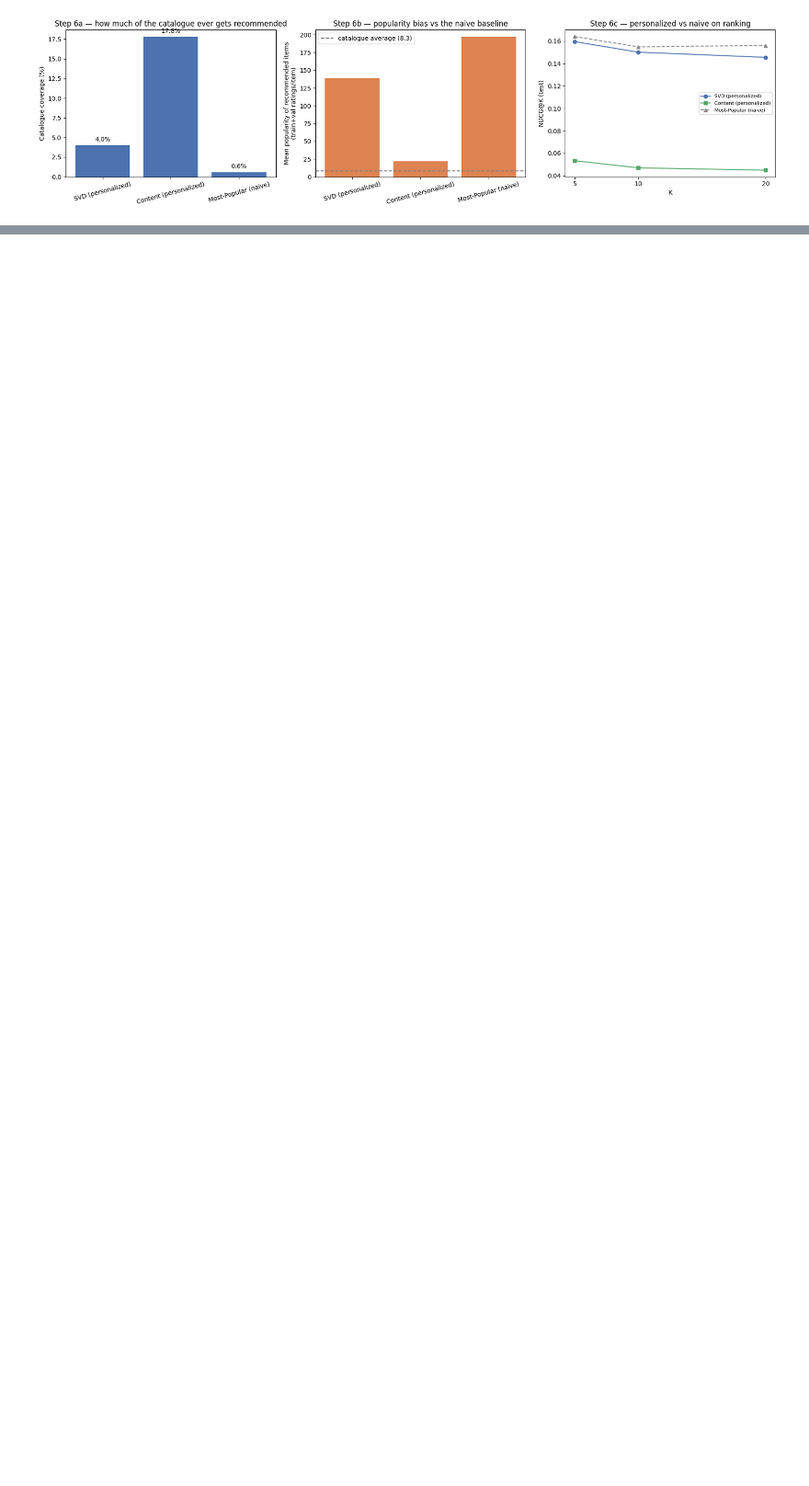
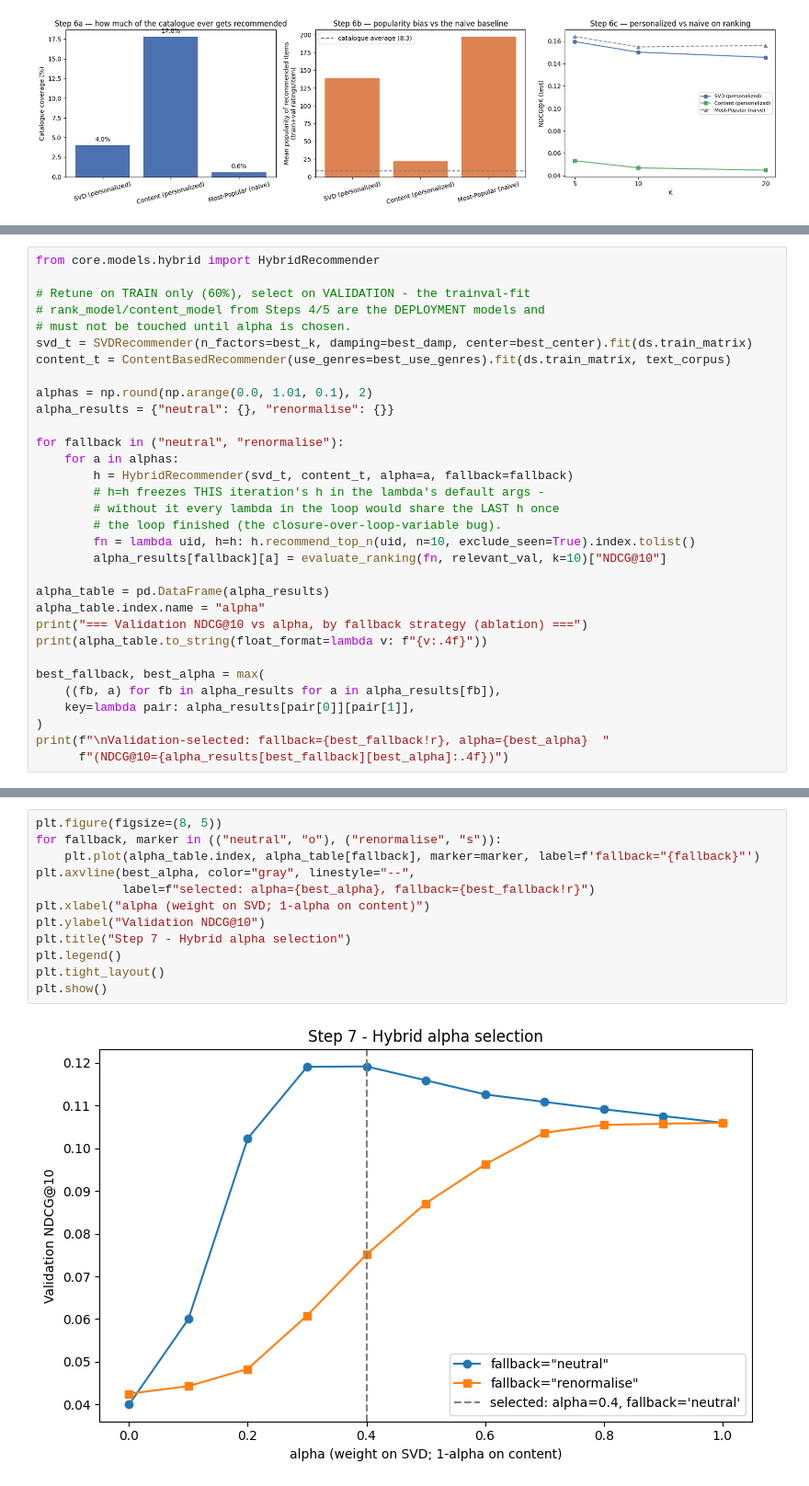
Before and after one commit to aungkyawzayya/MovieRecommendation, a Jupyter notebook: notebooks/01_eda.ipynb, the cells around one changed output, grey strips where cells are left out. Shown at 92% size. Cells and saved outputs as stored; diff of their text form; blank space fills up the shorter version.

```diff
--- a/notebooks/01_eda.ipynb
+++ b/notebooks/01_eda.ipynb
@@ -763,0 +786,32 @@ plt.show()
+# %%
+from core.models.hybrid import HybridRecommender
+
+# Retune on TRAIN only (60%), select on VALIDATION - the trainval-fit
+# rank_model/content_model from Steps 4/5 are the DEPLOYMENT models and
+# must not be touched until alpha is chosen.
+svd_t = SVDRecommender(n_factors=best_k, damping=best_damp, center=best_center).fit(ds.train_matrix)
+content_t = ContentBasedRecommender(use_genres=best_use_genres).fit(ds.train_matrix, text_corpus)
+
+alphas = np.round(np.arange(0.0, 1.01, 0.1), 2)
+alpha_results = {"neutral": {}, "renormalise": {}}
+
+for fallback in ("neutral", "renormalise"):
+    for a in alphas:
+        h = HybridRecommender(svd_t, content_t, alpha=a, fallback=fallback)
+        # h=h freezes THIS iteration's h in the lambda's default args -
+        # without it every lambda in the loop would share the LAST h once
+        # the loop finished (the closure-over-loop-variable bug).
+        fn = lambda uid, h=h: h.recommend_top_n(uid, n=10, exclude_seen=True).index.tolist()
+        alpha_results[fallback][a] = evaluate_ranking(fn, relevant_val, k=10)["NDCG@10"]
+
+alpha_table = pd.DataFrame(alpha_results)
+alpha_table.index.name = "alpha"
+print("=== Validation NDCG@10 vs alpha, by fallback strategy (ablation) ===")
+print(alpha_table.to_string(float_format=lambda v: f"{v:.4f}"))
+
+best_fallback, best_alpha = max(
+    ((fb, a) for fb in alpha_results for a in alpha_results[fb]),
+    key=lambda pair: alpha_results[pair[0]][pair[1]],
+)
+print(f"\nValidation-selected: fallback={best_fallback!r}, alpha={best_alpha}  "
+      f"(NDCG@10={alpha_results[best_fallback][best_alpha]:.4f})")
@@ -763,0 +837,14 @@ plt.show()
+# %%
+plt.figure(figsize=(8, 5))
+for fallback, marker in (("neutral", "o"), ("renormalise", "s")):
+    plt.plot(alpha_table.index, alpha_table[fallback], marker=marker, label=f'fallback="{fallback}"')
+plt.axvline(best_alpha, color="gray", linestyle="--",
+            label=f"selected: alpha={best_alpha}, fallback={best_fallback!r}")
+plt.xlabel("alpha (weight on SVD; 1-alpha on content)")
+plt.ylabel("Validation NDCG@10")
+plt.title("Step 7 - Hybrid alpha selection")
+plt.legend()
+plt.tight_layout()
+plt.show()
+# %% [output]
+[figure, added]
```
Also changed, not shown: parts of 8 cells of this notebook, 2 other files.
